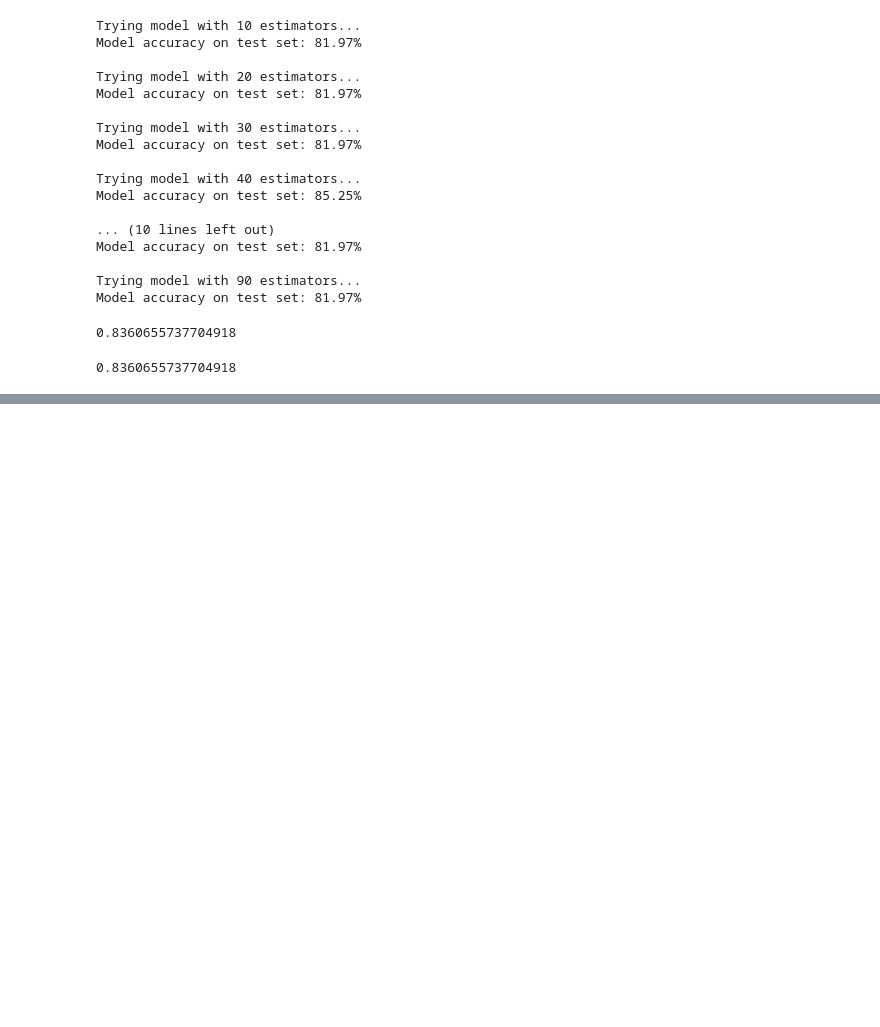
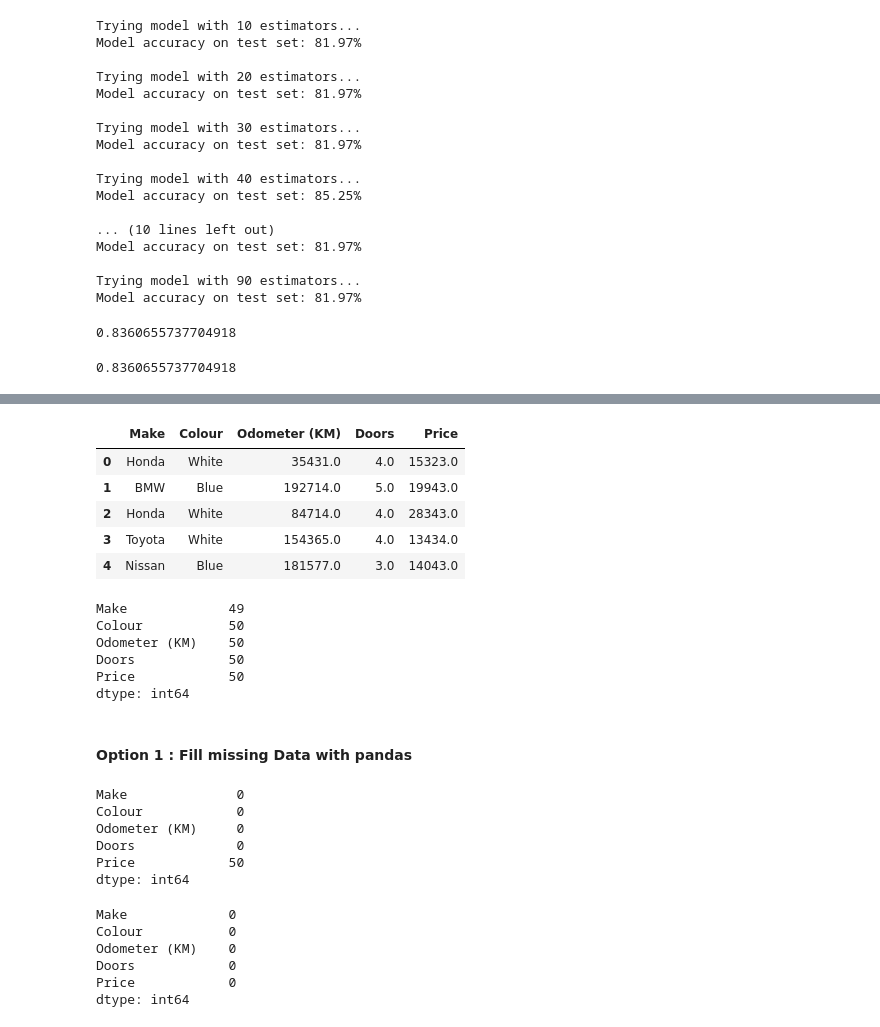
Before and after one commit to eternalAbyss/machine-learning, a Jupyter notebook: fundamentals/Introduction-to-scikit-learn.ipynb, the cells around one changed output, grey strips where cells are left out. Cells and saved outputs as stored; diff of their text form; code cells hidden in the pictures; blank space fills up the shorter version.

```diff
--- a/fundamentals/Introduction-to-scikit-learn.ipynb
+++ b/fundamentals/Introduction-to-scikit-learn.ipynb
@@ -175,0 +336,20 @@ loaded_model.score(X_test, Y_test)
+# %%
+# Import car sales missing data
+car_sales_missing = pd.read_csv('./../datasets/car-sales-extended-missing-data.csv')
+car_sales_missing.head()
+# %% [output]
+|  | Make | Colour | Odometer (KM) | Doors | Price |
+| 0 | Honda | White | 35431.0 | 4.0 | 15323.0 |
+| 1 | BMW | Blue | 192714.0 | 5.0 | 19943.0 |
+| 2 | Honda | White | 84714.0 | 4.0 | 28343.0 |
+| 3 | Toyota | White | 154365.0 | 4.0 | 13434.0 |
+| 4 | Nissan | Blue | 181577.0 | 3.0 | 14043.0 |
+# %%
+car_sales_missing.isna().sum()
+# %% [output]
+Make             49
+Colour           50
+Odometer (KM)    50
+Doors            50
+Price            50
+dtype: int64
@@ -175,0 +368,26 @@ loaded_model.score(X_test, Y_test)
+# %% [markdown]
+#### Option 1 : Fill missing Data with pandas
+# %%
+car_sales_missing["Make"].fillna('missing', inplace=True)
+car_sales_missing["Colour"].fillna('missing', inplace=True)
+car_sales_missing['Odometer (KM)'].fillna(car_sales_missing['Odometer (KM)'].mean(), inplace=True)
+car_sales_missing['Doors'].fillna(4, inplace=True)
+car_sales_missing.isna().sum()
+# %% [output]
+Make              0
+Colour            0
+Odometer (KM)     0
+Doors             0
+Price            50
+dtype: int64
+# %%
+# Remove rows with missing Price values
+car_sales_missing.dropna(inplace=True)
+car_sales_missing.isna().sum()
+# %% [output]
+Make             0
+Colour           0
+Odometer (KM)    0
+Doors            0
+Price            0
+dtype: int64
```
Also changed, not shown: parts of 23 cells of this notebook, 4 other files.
